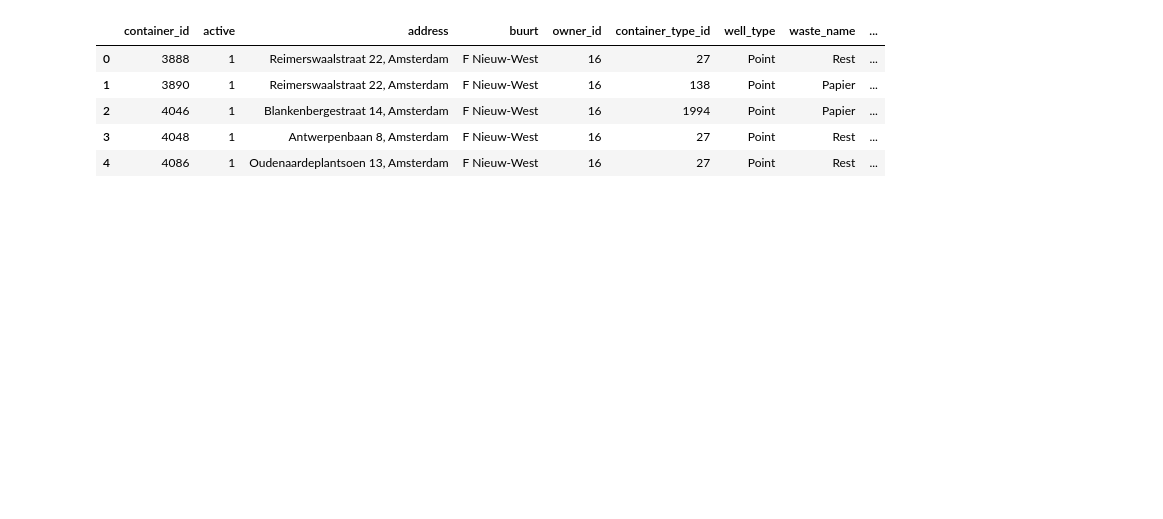
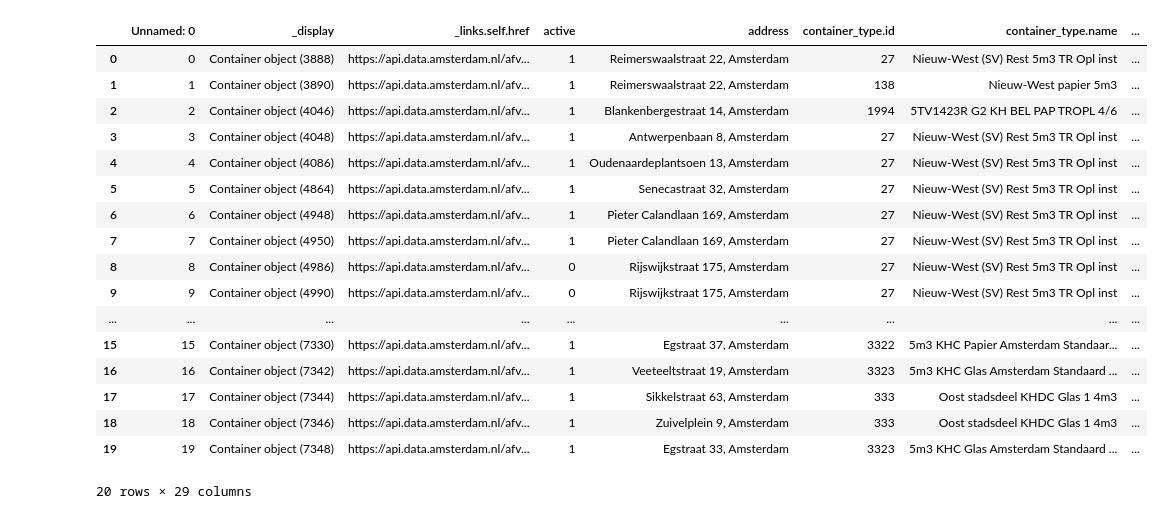
Before and after one commit to pmoreira1/amsterdam-project, a Jupyter notebook: read_csvs.ipynb, the cells around one changed output. Saved outputs shown, nothing was run; the diff lists cells and outputs as text; code cells hidden in the pictures; blank space fills up the shorter version.

```diff
--- a/read_csvs.ipynb
+++ b/read_csvs.ipynb
@@ -3,13 +3,26 @@ import pandas as pd
 containers = pd.read_csv('data/containers.csv')
 container_types = pd.read_csv('data/container_types.csv')
 wells = pd.read_csv('data/wells.csv')
-# %%
-containers.head()
-# %% [output]
-|  | container_id | active | address | buurt | owner_id | container_type_id | well_type | waste_name | ... |
-| 0 | 3888 | 1 | Reimerswaalstraat 22, Amsterdam | F Nieuw-West | 16 | 27 | Point | Rest | ... |
-| 1 | 3890 | 1 | Reimerswaalstraat 22, Amsterdam | F Nieuw-West | 16 | 138 | Point | Papier | ... |
-| 2 | 4046 | 1 | Blankenbergestraat 14, Amsterdam | F Nieuw-West | 16 | 1994 | Point | Papier | ... |
-| 3 | 4048 | 1 | Antwerpenbaan 8, Amsterdam | F Nieuw-West | 16 | 27 | Point | Rest | ... |
-| 4 | 4086 | 1 | Oudenaardeplantsoen 13, Amsterdam | F Nieuw-West | 16 | 27 | Point | Rest | ... |
+# %%
+# print((list(set(containers['address']))))
+containers
+# %% [output]
+|  | Unnamed: 0 | _display | _links.self.href | active | address | container_type.id | container_type.name | ... |
+| 0 | 0 | Container object (3888) | https://api.data.amsterdam.nl/afv... | 1 | Reimerswaalstraat 22, Amsterdam | 27 | Nieuw-West (SV) Rest 5m3 TR Opl inst | ... |
+| 1 | 1 | Container object (3890) | https://api.data.amsterdam.nl/afv... | 1 | Reimerswaalstraat 22, Amsterdam | 138 | Nieuw-West papier 5m3 | ... |
+| 2 | 2 | Container object (4046) | https://api.data.amsterdam.nl/afv... | 1 | Blankenbergestraat 14, Amsterdam | 1994 | 5TV1423R G2 KH BEL PAP TROPL 4/6 | ... |
+| 3 | 3 | Container object (4048) | https://api.data.amsterdam.nl/afv... | 1 | Antwerpenbaan 8, Amsterdam | 27 | Nieuw-West (SV) Rest 5m3 TR Opl inst | ... |
+| 4 | 4 | Container object (4086) | https://api.data.amsterdam.nl/afv... | 1 | Oudenaardeplantsoen 13, Amsterdam | 27 | Nieuw-West (SV) Rest 5m3 TR Opl inst | ... |
+| 5 | 5 | Container object (4864) | https://api.data.amsterdam.nl/afv... | 1 | Senecastraat 32, Amsterdam | 27 | Nieuw-West (SV) Rest 5m3 TR Opl inst | ... |
+| 6 | 6 | Container object (4948) | https://api.data.amsterdam.nl/afv... | 1 | Pieter Calandlaan 169, Amsterdam | 27 | Nieuw-West (SV) Rest 5m3 TR Opl inst | ... |
+| 7 | 7 | Container object (4950) | https://api.data.amsterdam.nl/afv... | 1 | Pieter Calandlaan 169, Amsterdam | 27 | Nieuw-West (SV) Rest 5m3 TR Opl inst | ... |
+| 8 | 8 | Container object (4986) | https://api.data.amsterdam.nl/afv... | 0 | Rijswijkstraat 175, Amsterdam | 27 | Nieuw-West (SV) Rest 5m3 TR Opl inst | ... |
+| 9 | 9 | Container object (4990) | https://api.data.amsterdam.nl/afv... | 0 | Rijswijkstraat 175, Amsterdam | 27 | Nieuw-West (SV) Rest 5m3 TR Opl inst | ... |
+| ... | ... | ... | ... | ... | ... | ... | ... | ... |
+| 15 | 15 | Container object (7330) | https://api.data.amsterdam.nl/afv... | 1 | Egstraat 37, Amsterdam | 3322 | 5m3 KHC Papier Amsterdam Standaar... | ... |
+| 16 | 16 | Container object (7342) | https://api.data.amsterdam.nl/afv... | 1 | Veeteeltstraat 19, Amsterdam | 3323 | 5m3 KHC Glas Amsterdam Standaard ... | ... |
+| 17 | 17 | Container object (7344) | https://api.data.amsterdam.nl/afv... | 1 | Sikkelstraat 63, Amsterdam | 333 | Oost stadsdeel KHDC Glas 1 4m3 | ... |
+| 18 | 18 | Container object (7346) | https://api.data.amsterdam.nl/afv... | 1 | Zuivelplein 9, Amsterdam | 333 | Oost stadsdeel KHDC Glas 1 4m3 | ... |
+| 19 | 19 | Container object (7348) | https://api.data.amsterdam.nl/afv... | 1 | Egstraat 33, Amsterdam | 3323 | 5m3 KHC Glas Amsterdam Standaard ... | ... |
+20 rows × 29 columns
 # %%
```
Also changed, not shown: parts of 2 cells of this notebook, 4 other files.
